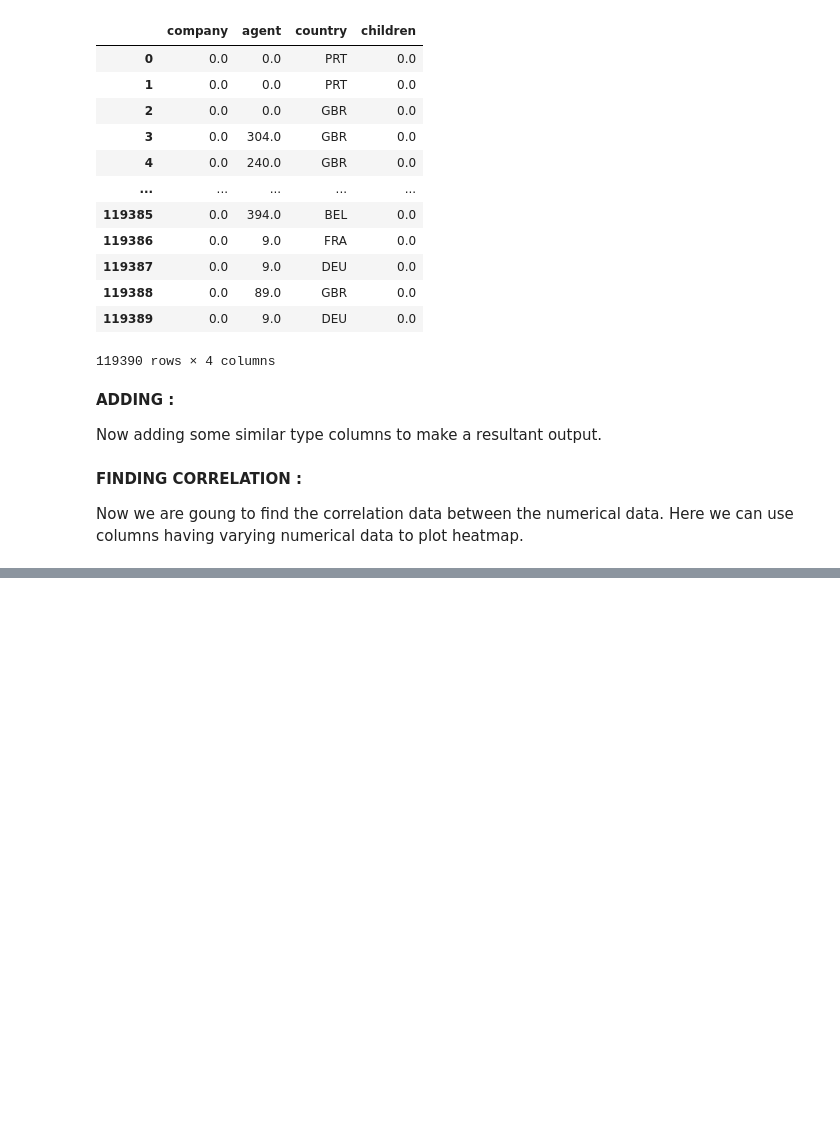
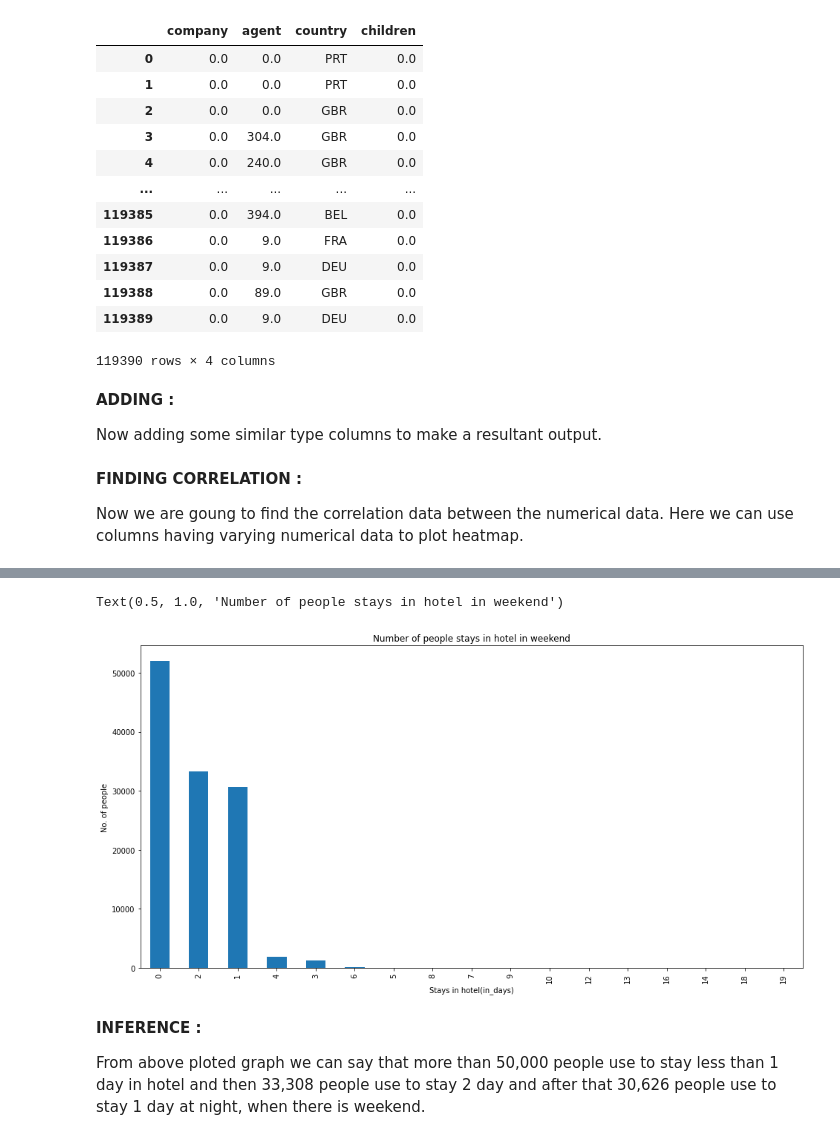
Before and after one commit to vikas6169/hotel-booking-analysis, a Jupyter notebook: Hotel_Booking_Analysis_Capstone_Project.ipynb, the cells around one changed output, grey strips where cells are left out. Drawn from its saved outputs; the diff is of its cells as text; code cells hidden in the pictures; blank space fills up the shorter version.

```diff
--- a/Hotel_Booking_Analysis_Capstone_Project.ipynb
+++ b/Hotel_Booking_Analysis_Capstone_Project.ipynb
@@ -219,0 +305,14 @@ NameError: ignored
+# %%
+plt.figure(figsize=(16,8))
+weekend = df1['stays_in_weekend_nights'].value_counts()
+weekend.plot.bar()
+plt.xlabel("Stays in hotel(in_days)")
+plt.ylabel("No. of people")
+plt.title("Number of people stays in hotel in weekend")
+# %% [output]
+Text(0.5, 1.0, 'Number of people stays in hotel in weekend')
+[figure, added]
+# %% [markdown]
+**INFERENCE :**
+
+From above ploted graph we can say that more than 50,000 people use to stay less than 1 day in hotel and then 33,308 people use to stay 2 day and after that 30,626 people use to stay 1 day at night, when there is weekend.
```
Also changed, not shown: parts of 15 cells of this notebook.
